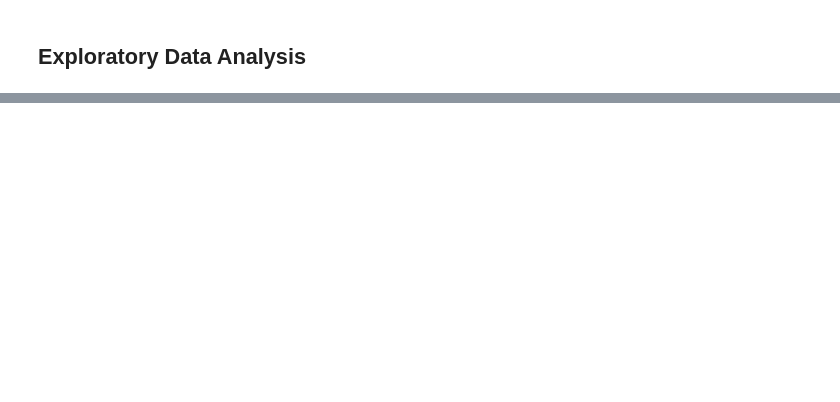
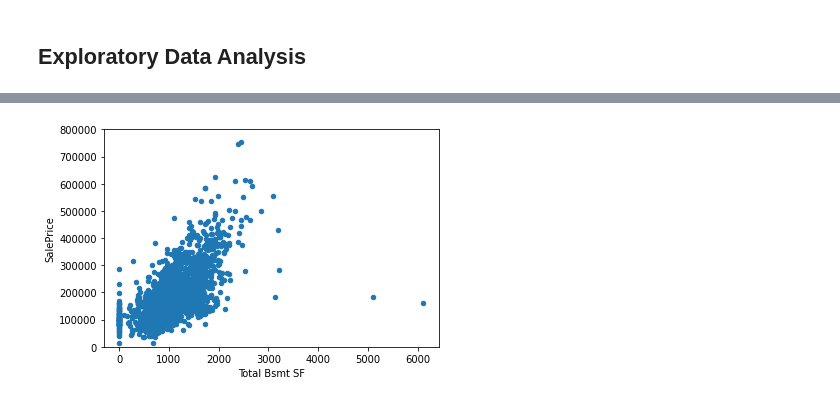
Before and after one commit to pedrohortencio/machine-learning-gladiator, a Jupyter notebook: House Prices/House_Prices_Gladiator.ipynb, the cells around one changed output, grey strips where cells are left out. Cells and saved outputs as stored; diff of their text form; code cells hidden in the pictures; blank space fills up the shorter version.

```diff
--- a/House Prices/House_Prices_Gladiator.ipynb
+++ b/House Prices/House_Prices_Gladiator.ipynb
@@ -45,0 +95,12 @@ df_test.sample(3)
+# %%
+#deleting points
+df.sort_values(by = 'Gr Liv Area', ascending = False)[:2]
+df = df.drop(df[df['Order'] == 1299].index)
+df = df.drop(df[df['Order'] == 524].index)
+# %%
+#bivariate analysis saleprice/grlivarea
+var = 'Total Bsmt SF'
+data = pd.concat([df['SalePrice'], df[var]], axis=1)
+data.plot.scatter(x=var, y='SalePrice', ylim=(0,800000));
+# %% [output]
+[figure, added]
```
Also changed, not shown: parts of 25 cells of this notebook.
